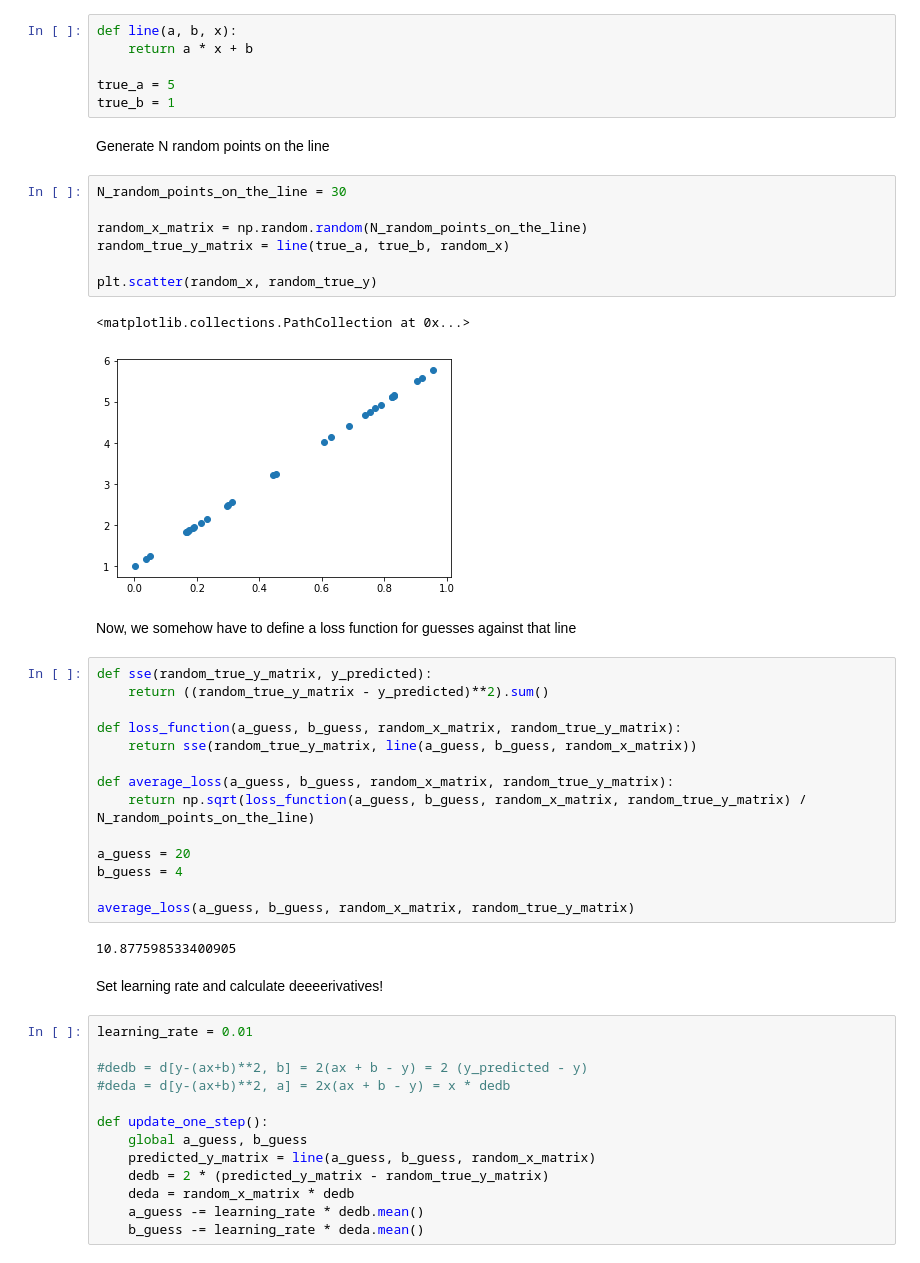
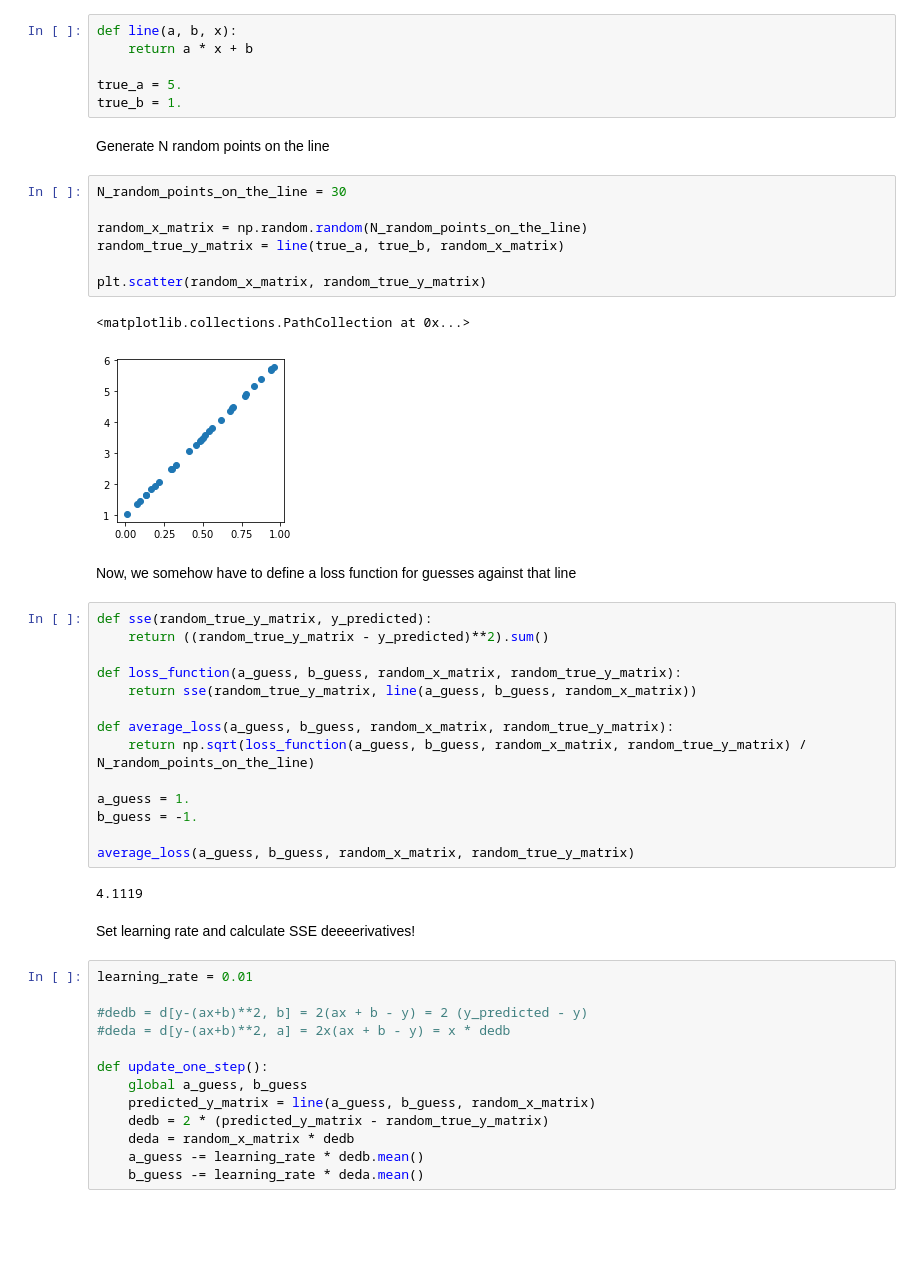
Before and after one commit to workflow/courses, a Jupyter notebook: deeplearning1/nbs/week-4-assignment/sgd-selfcoded.ipynb, the cells around one changed output. Drawn from its saved outputs; the diff is of its cells as text; blank space fills up the shorter version.

```diff
--- a/deeplearning1/nbs/week-4-assignment/sgd-selfcoded.ipynb
+++ b/deeplearning1/nbs/week-4-assignment/sgd-selfcoded.ipynb
@@ -20,20 +20,20 @@ First I guess, we define a line
 def line(a, b, x):
     return a * x + b
 
-true_a = 5
-true_b = 1
+true_a = 5.
+true_b = 1.
 # %% [markdown]
 Generate N random points on the line
 # %%
 N_random_points_on_the_line = 30
 
 random_x_matrix = np.random.random(N_random_points_on_the_line)
-random_true_y_matrix = line(true_a, true_b, random_x)
+random_true_y_matrix = line(true_a, true_b, random_x_matrix)
 
-plt.scatter(random_x, random_true_y)
+plt.scatter(random_x_matrix, random_true_y_matrix)
 # %% [output]
 <matplotlib.collections.PathCollection at 0x...>
-[figure, old version]
+[figure, new version]
 # %% [markdown]
 Now, we somehow have to define a loss function for guesses against that line
 # %%
@@ -46,14 +46,14 @@ def loss_function(a_guess, b_guess, random_x_matrix, random_true_y_matrix):
 def average_loss(a_guess, b_guess, random_x_matrix, random_true_y_matrix):
     return np.sqrt(loss_function(a_guess, b_guess, random_x_matrix, random_true_y_matrix) / N_random_points_on_the_line)
 
-a_guess = 20
-b_guess = 4
+a_guess = 1.
+b_guess = -1.
 
 average_loss(a_guess, b_guess, random_x_matrix, random_true_y_matrix)
 # %% [output]
-10.877598533400905
+4.1119
 # %% [markdown]
-Set learning rate and calculate deeeerivatives!
+Set learning rate and calculate SSE deeeerivatives!
 # %%
 learning_rate = 0.01
 
```
Also changed, not shown: 1 other file.
